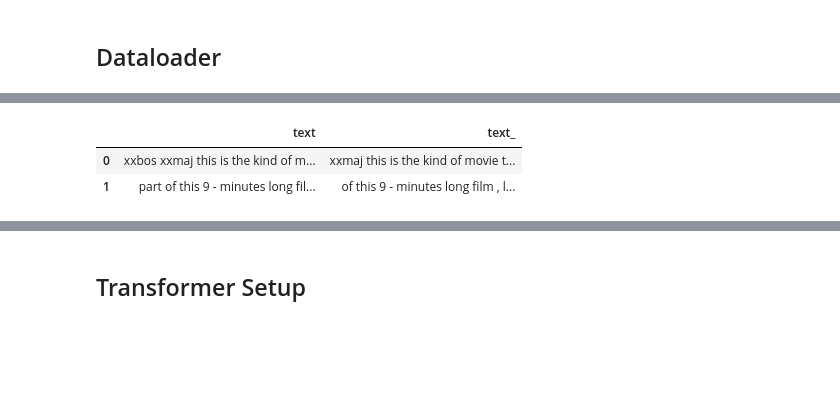
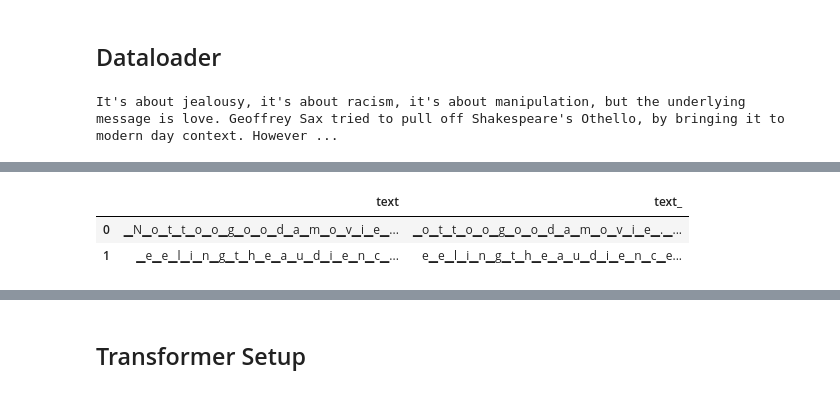
Before and after one commit to chTeut/gnn_project, a Jupyter notebook: FastAI/shell_cmd_transformer.ipynb, the cells around one changed output, grey strips where cells are left out. Saved outputs shown, nothing was run; the diff lists cells and outputs as text; code cells hidden in the pictures; blank space fills up the shorter version.

```diff
--- a/FastAI/shell_cmd_transformer.ipynb
+++ b/FastAI/shell_cmd_transformer.ipynb
@@ -431,39 +360,3 @@ dls = dsets.dataloaders(dl_type=LMDataLoader, bs=64)
 dls.show_batch(max_n=10)
 # %% [output]
 KeyboardInterrupt:
-# %%
-class MyTokenizer(Transform):
-    def setups(self, items):
-        path = untar_data(URLs.IMDB)
-        self.tok =  Tokenizer.from_folder(path)
-        self.tok.setup(items)
-
-    def encodes(self, txts):
-        with open(txts, 'r') as file:
-            content = file.read()
-        return self.tok(content)
-
-    def decodes(self, encoded):
-        return self.tok.decode(encoded)
-
-class MyNumerizer(Transform):
-    def setups(self, items):
-        self.num = Numericalize()
-        self.num.setup(items)
-        self.vocab = self.num.vocab
-
-    def encodes(self, toks):
-        return self.num(toks)
-
-    def decodes(self, encoded):
-        return self.num.decode(encoded)
-
-limit = 1000
-path = untar_data(URLs.IMDB)
-tfms = [[MyTokenizer(), MyNumerizer()]]
-files = get_text_files(path, folders = ['train', 'test'])
-#splits = GrandparentSplitter(valid_name='test')(files)
-dsets = Datasets(files[:limit], tfms)#, splits=splits)
-dls = dsets.dataloaders(dl_type=LMDataLoader)
-
-dls.show_batch(max_n=10)
@@ -557,7 +420,8 @@ txts = L(txts)
 # %% [markdown]
 ## Tokenizer Setup
 # %%
-txt200 = txts[:]
+limit = 200
+txt200 = txts[:limit]
 tokn = MyTokenizer()
 tokn.setup(txt200)
 
@@ -565,6 +429,3 @@ toks = txt200.map(tokn)
 
 num = MyNumerizer()
 num.setup(toks)
-
-#tokenized_sentences = [[tok for tok in gen] for gen in toks]
-#flattened_toks = [[item for sublist in sublist_list for item in sublist] for sublist_list in tokenized_sentences]
@@ -571,9 +435,9 @@ num.setup(toks)
 # %% [markdown]
 ## Dataloader
 # %%
-limit = 20000
 tfms = [[tokn, num]]
 dsets = Datasets(txts[:limit], tfms)
 dls = dsets.dataloaders(dl_type=LMDataLoader)
 dls.show_batch(max_n=2)
 # %% [output]
+It's about jealousy, it's about racism, it's about manipulation, but the underlying message is love. Geoffrey Sax tried to pull off Shakespeare's Othello, by bringing it to modern day context. However ...
@@ -580,6 +445,6 @@ dls.show_batch(max_n=2)
 |  | text | text_ |
-| 0 | xxbos xxmaj this is the kind of m... | xxmaj this is the kind of movie t... |
-| 1 | part of this 9 - minutes long fil... | of this 9 - minutes long film , l... |
+| 0 | ▁N▁o▁t▁t▁o▁o▁g▁o▁o▁d▁a▁m▁o▁v▁i▁e▁... | ▁o▁t▁t▁o▁o▁g▁o▁o▁d▁a▁m▁o▁v▁i▁e▁.▁... |
+| 1 | ▁e▁e▁l▁i▁n▁g▁t▁h▁e▁a▁u▁d▁i▁e▁n▁c▁... | e▁e▁l▁i▁n▁g▁t▁h▁e▁a▁u▁d▁i▁e▁n▁c▁e... |
 # %%
 len(dls.vocab)
 # %% [output]
```
Also changed, not shown: parts of 33 cells of this notebook.
